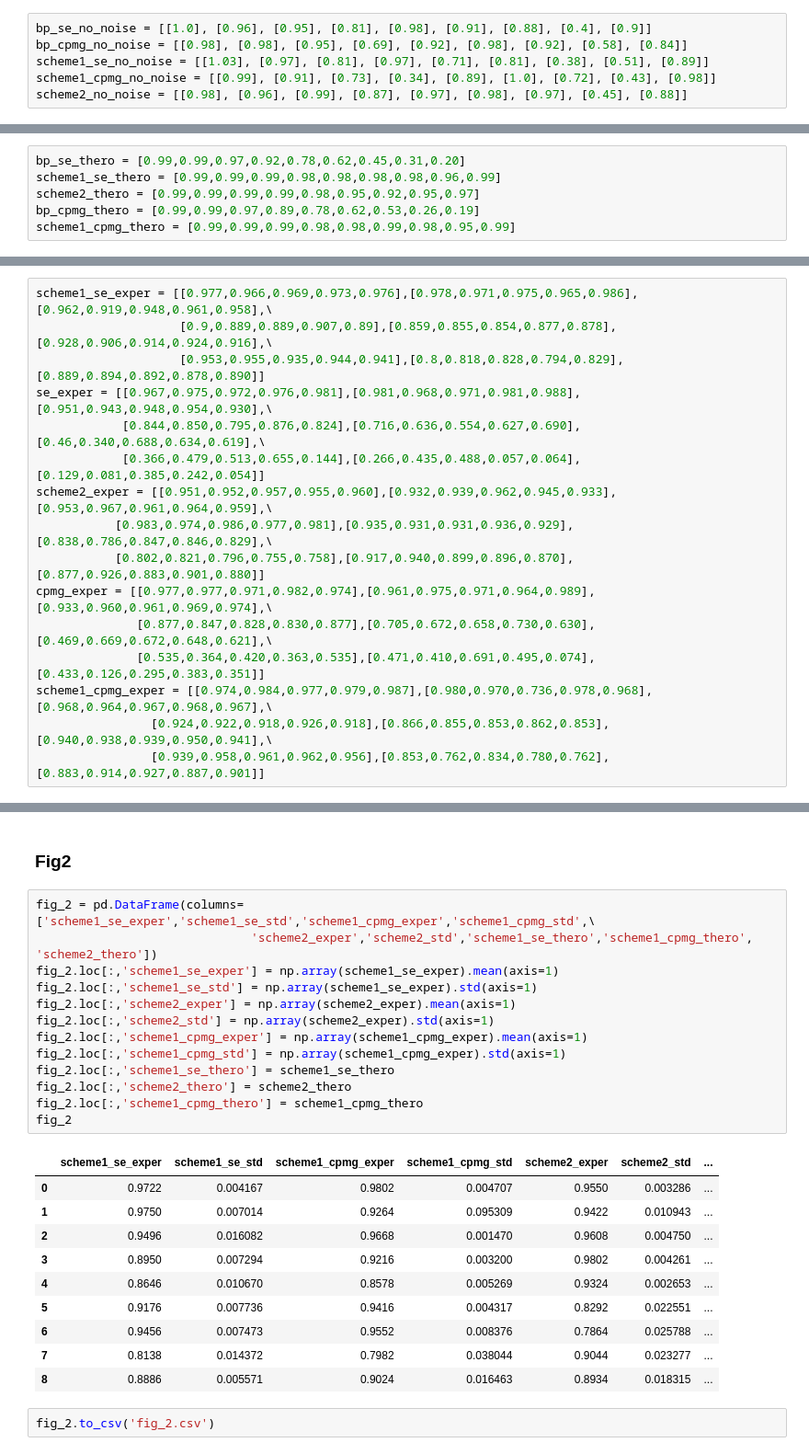
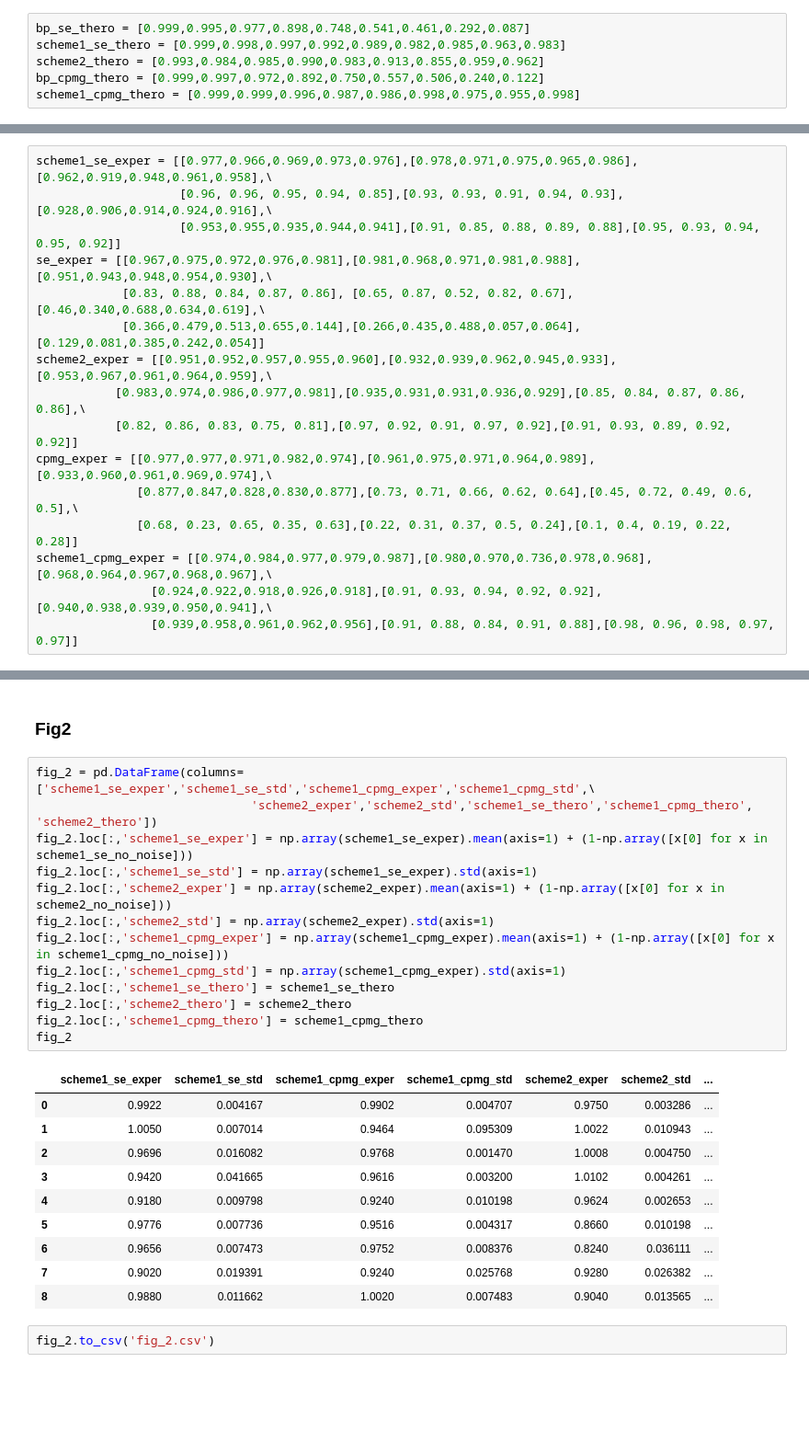
Before and after one commit to Amazingxt/Berry_Phase, a Jupyter notebook: Plot data.ipynb, the cells around one changed output, grey strips where cells are left out. Shown at 92% size. Saved outputs shown, nothing was run; the diff lists cells and outputs as text; blank space fills up the shorter version.

```diff
--- a/Plot data.ipynb
+++ b/Plot data.ipynb
@@ -65,6 +92,6 @@ FID = [[0.35, 0.37, 0.37, 0.22, 0.05],[0.67, 0.46, 0.29, 0.3, 0.71],[0.61, 0.58,
 # %%
-bp_se_no_noise = [[1.0], [0.96], [0.95], [0.81], [0.98], [0.91], [0.88], [0.4], [0.9]]
-bp_cpmg_no_noise = [[0.98], [0.98], [0.95], [0.69], [0.92], [0.98], [0.92], [0.58], [0.84]]
-scheme1_se_no_noise = [[1.03], [0.97], [0.81], [0.97], [0.71], [0.81], [0.38], [0.51], [0.89]]
-scheme1_cpmg_no_noise = [[0.99], [0.91], [0.73], [0.34], [0.89], [1.0], [0.72], [0.43], [0.98]]
-scheme2_no_noise = [[0.98], [0.96], [0.99], [0.87], [0.97], [0.98], [0.97], [0.45], [0.88]]
+bp_se_thero = [0.999,0.995,0.977,0.898,0.748,0.541,0.461,0.292,0.087]
+scheme1_se_thero = [0.999,0.998,0.997,0.992,0.989,0.982,0.985,0.963,0.983]
+scheme2_thero = [0.993,0.984,0.985,0.990,0.983,0.913,0.855,0.959,0.962]
+bp_cpmg_thero = [0.999,0.997,0.972,0.892,0.750,0.557,0.506,0.240,0.122]
+scheme1_cpmg_thero = [0.999,0.999,0.996,0.987,0.986,0.998,0.975,0.955,0.998]
@@ -73,25 +98,19 @@ scheme2_no_noise = [[0.98], [0.96], [0.99], [0.87], [0.97], [0.98], [0.97], [0.4
-# %%
-bp_se_thero = [0.99,0.99,0.97,0.92,0.78,0.62,0.45,0.31,0.20]
-scheme1_se_thero = [0.99,0.99,0.99,0.98,0.98,0.98,0.98,0.96,0.99]
-scheme2_thero = [0.99,0.99,0.99,0.99,0.98,0.95,0.92,0.95,0.97]
-bp_cpmg_thero = [0.99,0.99,0.97,0.89,0.78,0.62,0.53,0.26,0.19]
-scheme1_cpmg_thero = [0.99,0.99,0.99,0.98,0.98,0.99,0.98,0.95,0.99]
 # %% [markdown]
 实验测出的值，已经经过处理
 # %%
 scheme1_se_exper = [[0.977,0.966,0.969,0.973,0.976],[0.978,0.971,0.975,0.965,0.986],[0.962,0.919,0.948,0.961,0.958],\
-                    [0.9,0.889,0.889,0.907,0.89],[0.859,0.855,0.854,0.877,0.878],[0.928,0.906,0.914,0.924,0.916],\
-                    [0.953,0.955,0.935,0.944,0.941],[0.8,0.818,0.828,0.794,0.829],[0.889,0.894,0.892,0.878,0.890]]
+                    [0.96, 0.96, 0.95, 0.94, 0.85],[0.93, 0.93, 0.91, 0.94, 0.93],[0.928,0.906,0.914,0.924,0.916],\
+                    [0.953,0.955,0.935,0.944,0.941],[0.91, 0.85, 0.88, 0.89, 0.88],[0.95, 0.93, 0.94, 0.95, 0.92]]
 se_exper = [[0.967,0.975,0.972,0.976,0.981],[0.981,0.968,0.971,0.981,0.988],[0.951,0.943,0.948,0.954,0.930],\
-            [0.844,0.850,0.795,0.876,0.824],[0.716,0.636,0.554,0.627,0.690],[0.46,0.340,0.688,0.634,0.619],\
+            [0.83, 0.88, 0.84, 0.87, 0.86], [0.65, 0.87, 0.52, 0.82, 0.67],[0.46,0.340,0.688,0.634,0.619],\
             [0.366,0.479,0.513,0.655,0.144],[0.266,0.435,0.488,0.057,0.064],[0.129,0.081,0.385,0.242,0.054]]
 scheme2_exper = [[0.951,0.952,0.957,0.955,0.960],[0.932,0.939,0.962,0.945,0.933],[0.953,0.967,0.961,0.964,0.959],\
-           [0.983,0.974,0.986,0.977,0.981],[0.935,0.931,0.931,0.936,0.929],[0.838,0.786,0.847,0.846,0.829],\
-           [0.802,0.821,0.796,0.755,0.758],[0.917,0.940,0.899,0.896,0.870],[0.877,0.926,0.883,0.901,0.880]]
+           [0.983,0.974,0.986,0.977,0.981],[0.935,0.931,0.931,0.936,0.929],[0.85, 0.84, 0.87, 0.86, 0.86],\
+           [0.82, 0.86, 0.83, 0.75, 0.81],[0.97, 0.92, 0.91, 0.97, 0.92],[0.91, 0.93, 0.89, 0.92, 0.92]]
 cpmg_exper = [[0.977,0.977,0.971,0.982,0.974],[0.961,0.975,0.971,0.964,0.989],[0.933,0.960,0.961,0.969,0.974],\
-              [0.877,0.847,0.828,0.830,0.877],[0.705,0.672,0.658,0.730,0.630],[0.469,0.669,0.672,0.648,0.621],\
-              [0.535,0.364,0.420,0.363,0.535],[0.471,0.410,0.691,0.495,0.074],[0.433,0.126,0.295,0.383,0.351]]
+              [0.877,0.847,0.828,0.830,0.877],[0.73, 0.71, 0.66, 0.62, 0.64],[0.45, 0.72, 0.49, 0.6, 0.5],\
+              [0.68, 0.23, 0.65, 0.35, 0.63],[0.22, 0.31, 0.37, 0.5, 0.24],[0.1, 0.4, 0.19, 0.22, 0.28]]
 scheme1_cpmg_exper = [[0.974,0.984,0.977,0.979,0.987],[0.980,0.970,0.736,0.978,0.968],[0.968,0.964,0.967,0.968,0.967],\
-                [0.924,0.922,0.918,0.926,0.918],[0.866,0.855,0.853,0.862,0.853],[0.940,0.938,0.939,0.950,0.941],\
-                [0.939,0.958,0.961,0.962,0.956],[0.853,0.762,0.834,0.780,0.762],[0.883,0.914,0.927,0.887,0.901]]
+                [0.924,0.922,0.918,0.926,0.918],[0.91, 0.93, 0.94, 0.92, 0.92],[0.940,0.938,0.939,0.950,0.941],\
+                [0.939,0.958,0.961,0.962,0.956],[0.91, 0.88, 0.84, 0.91, 0.88],[0.98, 0.96, 0.98, 0.97, 0.97]]
 # %% [markdown]
@@ -212,27 +231,27 @@ fig_1.to_csv('fig_1.csv')
 # %%
 fig_2 = pd.DataFrame(columns=['scheme1_se_exper','scheme1_se_std','scheme1_cpmg_exper','scheme1_cpmg_std',\
                               'scheme2_exper','scheme2_std','scheme1_se_thero','scheme1_cpmg_thero', 'scheme2_thero'])
-fig_2.loc[:,'scheme1_se_exper'] = np.array(scheme1_se_exper).mean(axis=1)
+fig_2.loc[:,'scheme1_se_exper'] = np.array(scheme1_se_exper).mean(axis=1) + (1-np.array([x[0] for x in scheme1_se_no_noise]))
 fig_2.loc[:,'scheme1_se_std'] = np.array(scheme1_se_exper).std(axis=1)
-fig_2.loc[:,'scheme2_exper'] = np.array(scheme2_exper).mean(axis=1)
+fig_2.loc[:,'scheme2_exper'] = np.array(scheme2_exper).mean(axis=1) + (1-np.array([x[0] for x in scheme2_no_noise]))
 fig_2.loc[:,'scheme2_std'] = np.array(scheme2_exper).std(axis=1)
-fig_2.loc[:,'scheme1_cpmg_exper'] = np.array(scheme1_cpmg_exper).mean(axis=1)
+fig_2.loc[:,'scheme1_cpmg_exper'] = np.array(scheme1_cpmg_exper).mean(axis=1) + (1-np.array([x[0] for x in scheme1_cpmg_no_noise]))
 fig_2.loc[:,'scheme1_cpmg_std'] = np.array(scheme1_cpmg_exper).std(axis=1)
 fig_2.loc[:,'scheme1_se_thero'] = scheme1_se_thero
 fig_2.loc[:,'scheme2_thero'] = scheme2_thero
 fig_2.loc[:,'scheme1_cpmg_thero'] = scheme1_cpmg_thero
 fig_2
 # %% [output]
 |  | scheme1_se_exper | scheme1_se_std | scheme1_cpmg_exper | scheme1_cpmg_std | scheme2_exper | scheme2_std | ... |
-| 0 | 0.9722 | 0.004167 | 0.9802 | 0.004707 | 0.9550 | 0.003286 | ... |
-| 1 | 0.9750 | 0.007014 | 0.9264 | 0.095309 | 0.9422 | 0.010943 | ... |
-| 2 | 0.9496 | 0.016082 | 0.9668 | 0.001470 | 0.9608 | 0.004750 | ... |
-| 3 | 0.8950 | 0.007294 | 0.9216 | 0.003200 | 0.9802 | 0.004261 | ... |
-| 4 | 0.8646 | 0.010670 | 0.8578 | 0.005269 | 0.9324 | 0.002653 | ... |
-| 5 | 0.9176 | 0.007736 | 0.9416 | 0.004317 | 0.8292 | 0.022551 | ... |
-| 6 | 0.9456 | 0.007473 | 0.9552 | 0.008376 | 0.7864 | 0.025788 | ... |
-| 7 | 0.8138 | 0.014372 | 0.7982 | 0.038044 | 0.9044 | 0.023277 | ... |
-| 8 | 0.8886 | 0.005571 | 0.9024 | 0.016463 | 0.8934 | 0.018315 | ... |
+| 0 | 0.9922 | 0.004167 | 0.9902 | 0.004707 | 0.9750 | 0.003286 | ... |
+| 1 | 1.0050 | 0.007014 | 0.9464 | 0.095309 | 1.0022 | 0.010943 | ... |
+| 2 | 0.9696 | 0.016082 | 0.9768 | 0.001470 | 1.0008 | 0.004750 | ... |
+| 3 | 0.9420 | 0.041665 | 0.9616 | 0.003200 | 1.0102 | 0.004261 | ... |
+| 4 | 0.9180 | 0.009798 | 0.9240 | 0.010198 | 0.9624 | 0.002653 | ... |
+| 5 | 0.9776 | 0.007736 | 0.9516 | 0.004317 | 0.8660 | 0.010198 | ... |
+| 6 | 0.9656 | 0.007473 | 0.9752 | 0.008376 | 0.8240 | 0.036111 | ... |
+| 7 | 0.9020 | 0.019391 | 0.9240 | 0.025768 | 0.9280 | 0.026382 | ... |
+| 8 | 0.9880 | 0.011662 | 1.0020 | 0.007483 | 0.9040 | 0.013565 | ... |
 # %%
 fig_2.to_csv('fig_2.csv')
 # %% [markdown]
```
Also changed, not shown: parts of 18 cells of this notebook, 24 other files.
